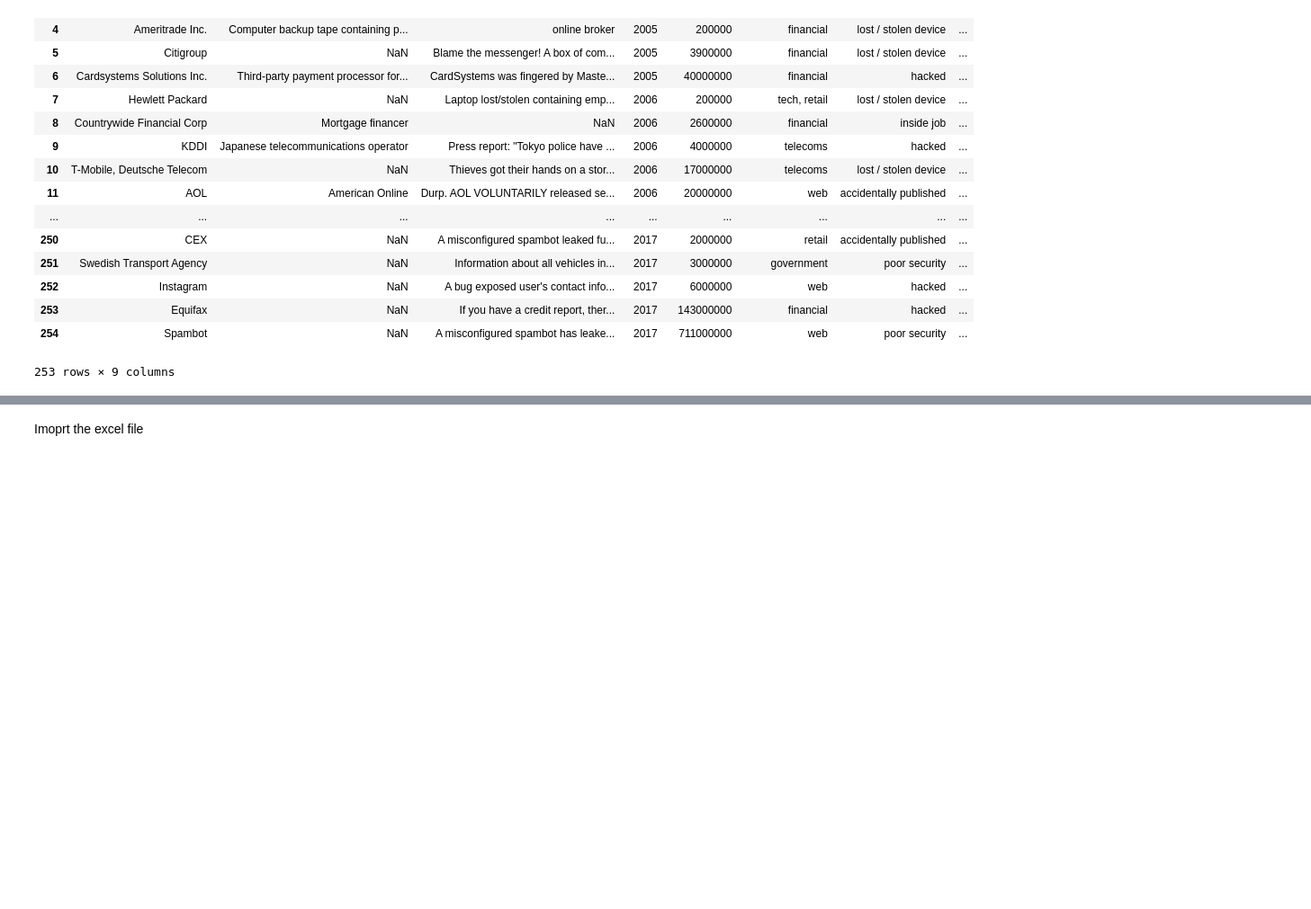
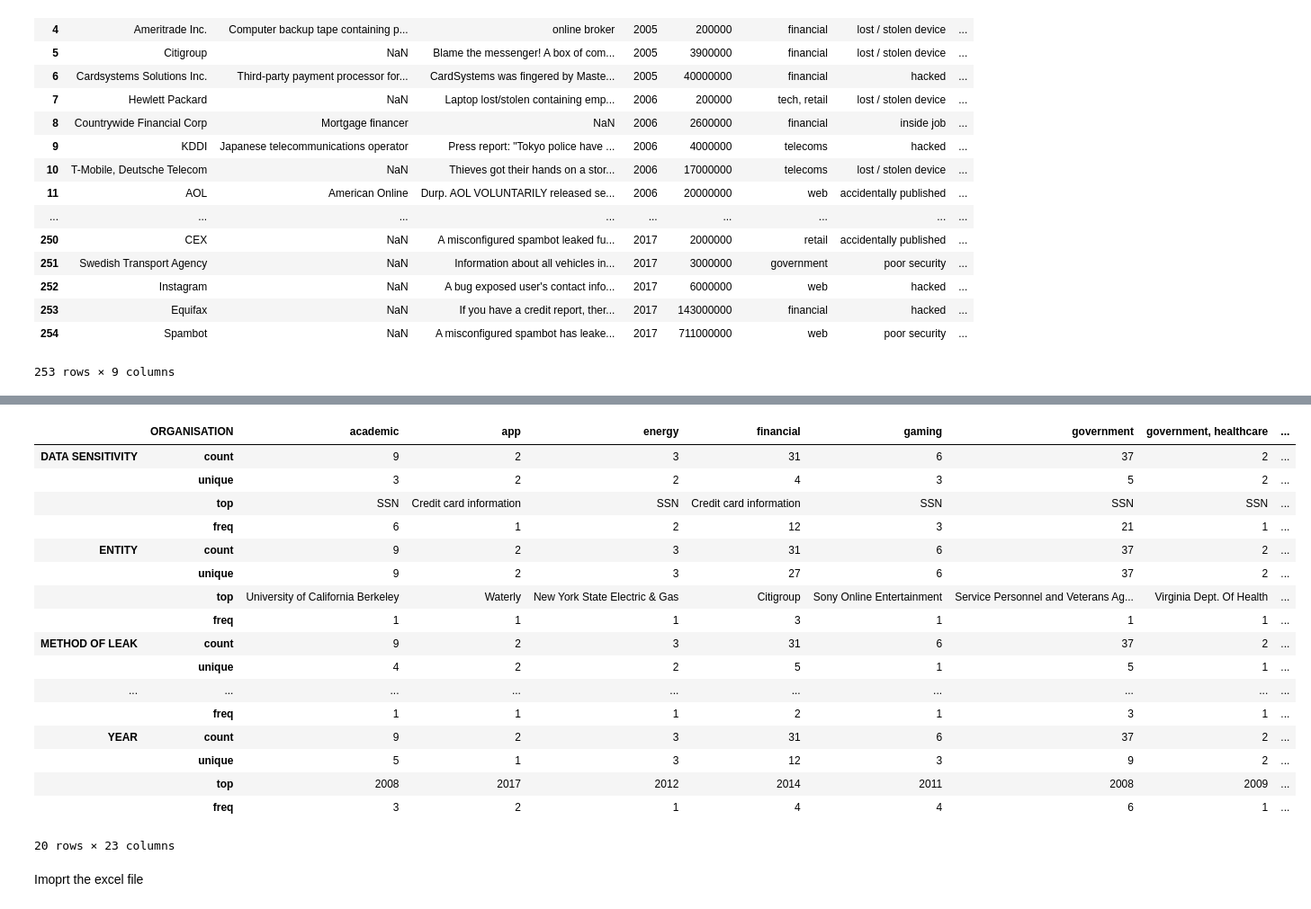
Before and after one commit to nishantsingh93/World-s-Biggest-Data-Breaches, a Jupyter notebook: World%2527s%2BBiggest%2BData%2BBreaches.ipynb, the cells around one changed output, grey strips where cells are left out. Shown at 90% size. Saved outputs shown, nothing was run; the diff lists cells and outputs as text; code cells hidden in the pictures; blank space fills up the shorter version.

```diff
--- a/World%2527s%2BBiggest%2BData%2BBreaches.ipynb
+++ b/World%2527s%2BBiggest%2BData%2BBreaches.ipynb
@@ -238,3 +306,24 @@ df
+# %%
+by_comp.describe().transpose()
+# %% [output]
+|  | ORGANISATION | academic | app | energy | financial | gaming | government | government, healthcare | ... |
+| DATA SENSITIVITY | count | 9 | 2 | 3 | 31 | 6 | 37 | 2 | ... |
+|  | unique | 3 | 2 | 2 | 4 | 3 | 5 | 2 | ... |
+|  | top | SSN | Credit card information | SSN | Credit card information | SSN | SSN | SSN | ... |
+|  | freq | 6 | 1 | 2 | 12 | 3 | 21 | 1 | ... |
+| ENTITY | count | 9 | 2 | 3 | 31 | 6 | 37 | 2 | ... |
+|  | unique | 9 | 2 | 3 | 27 | 6 | 37 | 2 | ... |
+|  | top | University of California Berkeley | Waterly | New York State Electric & Gas | Citigroup | Sony Online Entertainment | Service Personnel and Veterans Ag... | Virginia Dept. Of Health | ... |
+|  | freq | 1 | 1 | 1 | 3 | 1 | 1 | 1 | ... |
+| METHOD OF LEAK | count | 9 | 2 | 3 | 31 | 6 | 37 | 2 | ... |
+|  | unique | 4 | 2 | 2 | 5 | 1 | 5 | 1 | ... |
+| ... | ... | ... | ... | ... | ... | ... | ... | ... | ... |
+|  | freq | 1 | 1 | 1 | 2 | 1 | 3 | 1 | ... |
+| YEAR | count | 9 | 2 | 3 | 31 | 6 | 37 | 2 | ... |
+|  | unique | 5 | 1 | 3 | 12 | 3 | 9 | 2 | ... |
+|  | top | 2008 | 2017 | 2012 | 2014 | 2011 | 2008 | 2009 | ... |
+|  | freq | 3 | 2 | 1 | 4 | 4 | 6 | 1 | ... |
+20 rows × 23 columns
 # %% [markdown]
 Imoprt the excel file
 # %%
```
Also changed, not shown: parts of 43 cells of this notebook, 1 other file.
